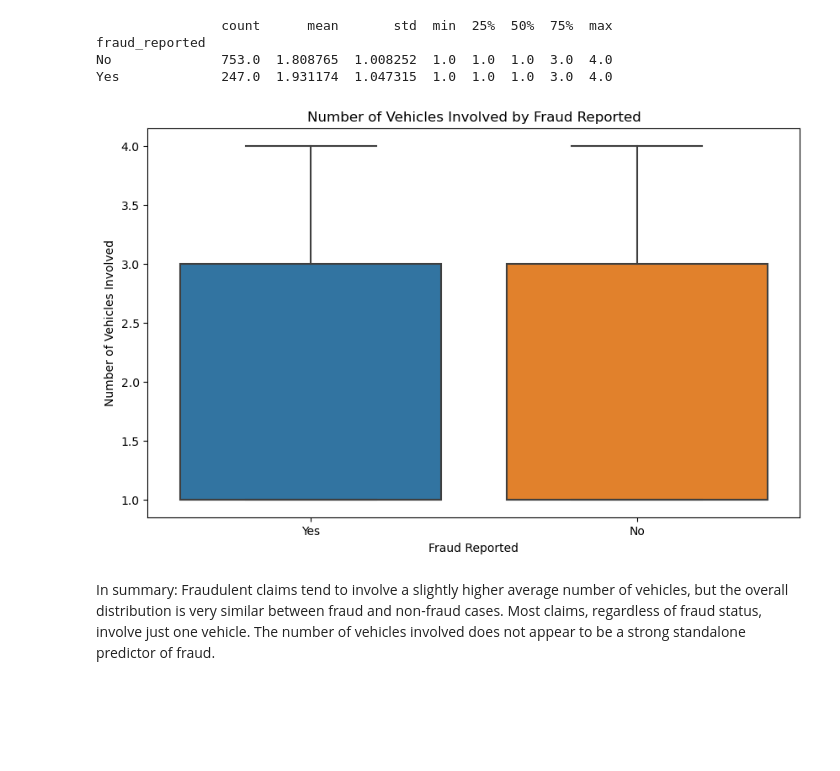
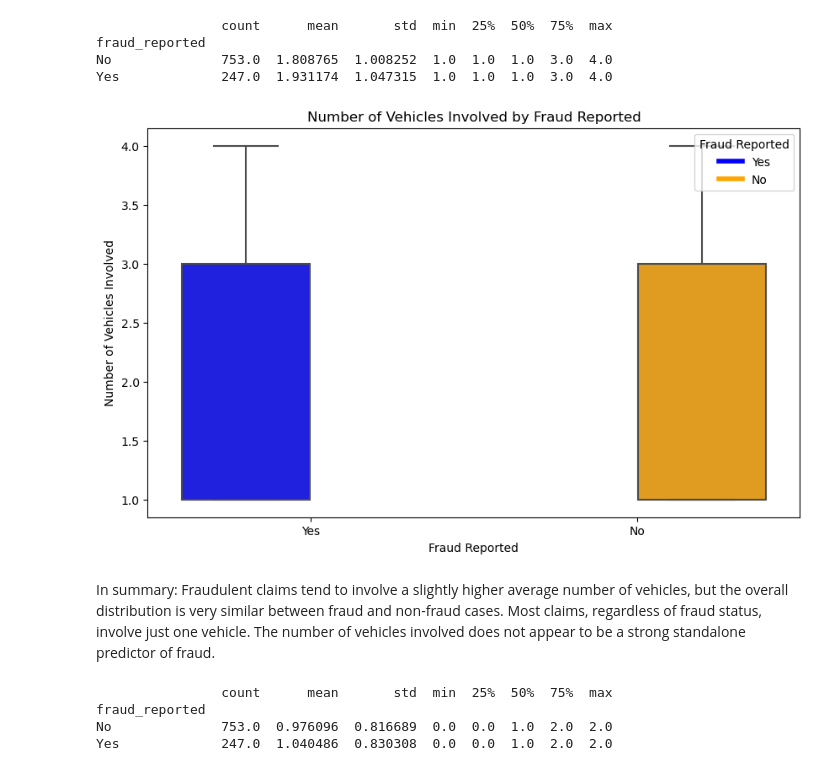
Before and after one commit to oaj1/Insurance_Claims, a Jupyter notebook: Insurance_Claims_Complexity_EDA.ipynb, the cells around one changed output. Cells and saved outputs as stored; diff of their text form; code cells hidden in the pictures; blank space fills up the shorter version.

```diff
--- a/Insurance_Claims_Complexity_EDA.ipynb
+++ b/Insurance_Claims_Complexity_EDA.ipynb
@@ -19,13 +19,34 @@ No              753.0  1.808765  1.008252  1.0  1.0  1.0  3.0  4.0
 Yes             247.0  1.931174  1.047315  1.0  1.0  1.0  3.0  4.0
 # %%
 plt.figure(figsize=(10,6))
-sns.boxplot(x='fraud_reported', y='number_of_vehicles_involved', data=df)
+custom_palette = {'No': 'orange', 'Yes': 'blue'}
+ax = sns.boxplot(
+    x='fraud_reported',
+    y='number_of_vehicles_involved',
+    data=df,
+    hue='fraud_reported',
+    palette=custom_palette,
+    #legend=False
+)
 plt.title('Number of Vehicles Involved by Fraud Reported')
 plt.xlabel('Fraud Reported')
 plt.ylabel('Number of Vehicles Involved')
+# Add legend manually
+handles = [plt.Line2D([0], [0], color='blue', lw=4), plt.Line2D([0], [0], color='orange', lw=4)]
+labels = ['Yes', 'No']
+plt.legend(handles, labels, title='Fraud Reported', loc='upper right')
 plt.show()
 # %% [output]
-[figure, old version]
+[figure, new version]
 # %% [markdown]
 
 In summary: Fraudulent claims tend to involve a slightly higher average number of vehicles, but the overall distribution is very similar between fraud and non-fraud cases. Most claims, regardless of fraud status, involve just one vehicle. The number of vehicles involved does not appear to be a strong standalone predictor of fraud.
+# %%
+#now lets take a look at bodily injury vs fraud, grouped by fraud
+bodily_injury_summary = df.groupby('fraud_reported')['bodily_injuries'].describe()
+print(bodily_injury_summary)
+# %% [output]
+                count      mean       std  min  25%  50%  75%  max
+fraud_reported
+No              753.0  0.976096  0.816689  0.0  0.0  1.0  2.0  2.0
+Yes             247.0  1.040486  0.830308  0.0  0.0  1.0  2.0  2.0
```
Also changed, not shown: parts of 4 cells of this notebook, 1 other file.
